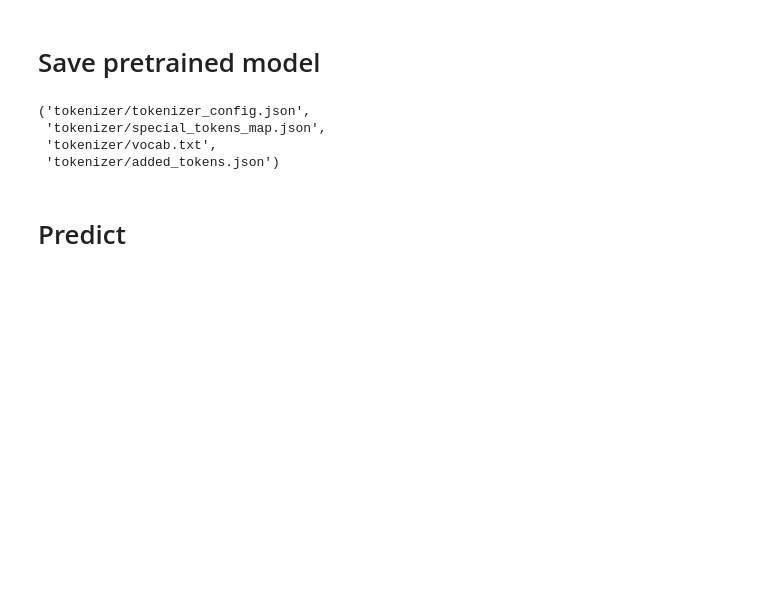
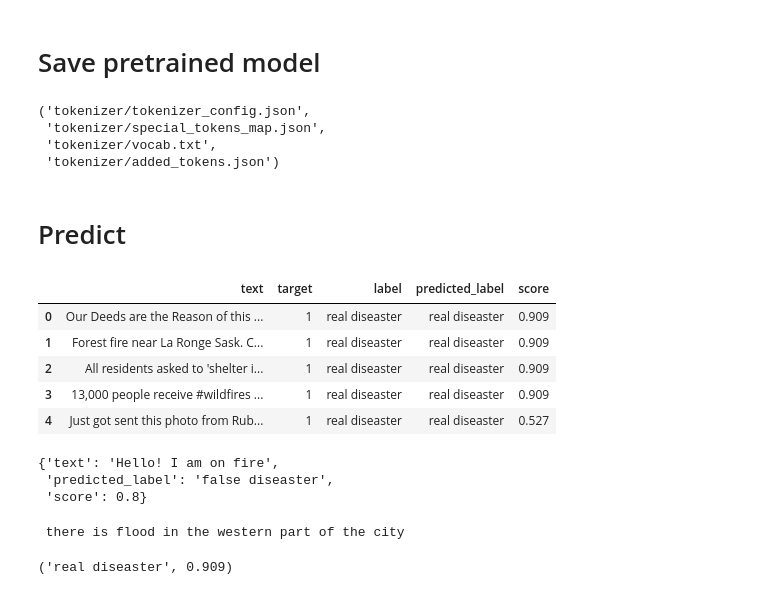
Before and after one commit to Milwa97/kaggle, a Jupyter notebook: Text Classification of Coronavirus Tweets/Text Classification of Coronavirus Tweets.ipynb, the cells around one changed output. Cells and saved outputs as stored; diff of their text form; code cells hidden in the pictures; blank space fills up the shorter version.

```diff
--- a/Text Classification of Coronavirus Tweets/Text Classification of Coronavirus Tweets.ipynb
+++ b/Text Classification of Coronavirus Tweets/Text Classification of Coronavirus Tweets.ipynb
@@ -314,3 +312,43 @@ tokenizer.save_pretrained("tokenizer")
  'tokenizer/added_tokens.json')
 # %% [markdown]
 # Predict
+# %%
+from torch.nn import functional as F
+
+def predict(raw_text, serialized=True):
+
+    inputs = tokenizer(raw_text,
+                       add_special_tokens = True,
+                       return_attention_mask = True,
+                       return_tensors = 'pt',
+                   )
+    outputs = F.softmax(model(**inputs).logits).detach().cpu()
+    outputs = torch.max(outputs, 1)
+    score = round(float(outputs.values[0]), 3)
+    predicted_label = labels_mapping[int(outputs.indices[0])]
+
+    if serialized:
+        return predicted_label, score
+    return {"text": raw_text, "predicted_label": predicted_label, "score": score}
+# %%
+df["predicted_label"], df["score"] =  zip(*df['text'].map(predict))
+df.head()
+# %% [output]
+|  | text | target | label | predicted_label | score |
+| 0 | Our Deeds are the Reason of this ... | 1 | real diseaster | real diseaster | 0.909 |
+| 1 | Forest fire near La Ronge Sask. C... | 1 | real diseaster | real diseaster | 0.909 |
+| 2 | All residents asked to 'shelter i... | 1 | real diseaster | real diseaster | 0.909 |
+| 3 | 13,000 people receive #wildfires ... | 1 | real diseaster | real diseaster | 0.909 |
+| 4 | Just got sent this photo from Rub... | 1 | real diseaster | real diseaster | 0.527 |
+# %%
+predict("Hello! I am on fire", serialized=False)
+# %% [output]
+{'text': 'Hello! I am on fire',
+ 'predicted_label': 'false diseaster',
+ 'score': 0.8}
+# %%
+example = input()
+predict(example)
+# %% [output]
+ there is flood in the western part of the city
+('real diseaster', 0.909)
```
Also changed, not shown: parts of 8 cells of this notebook, 3 other files.
